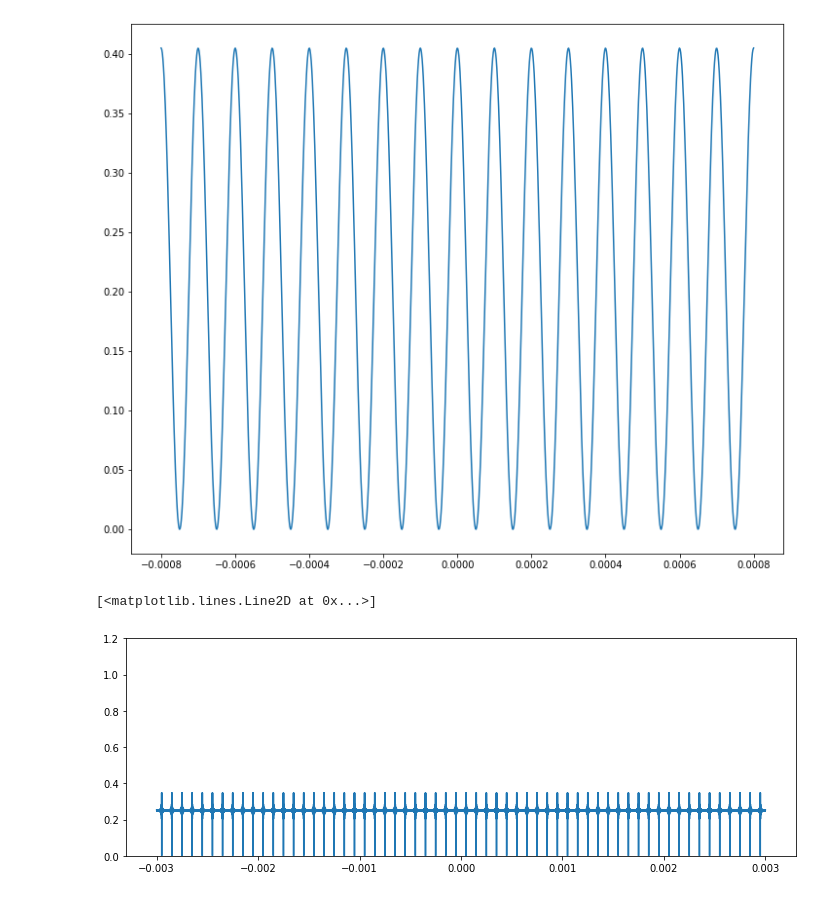
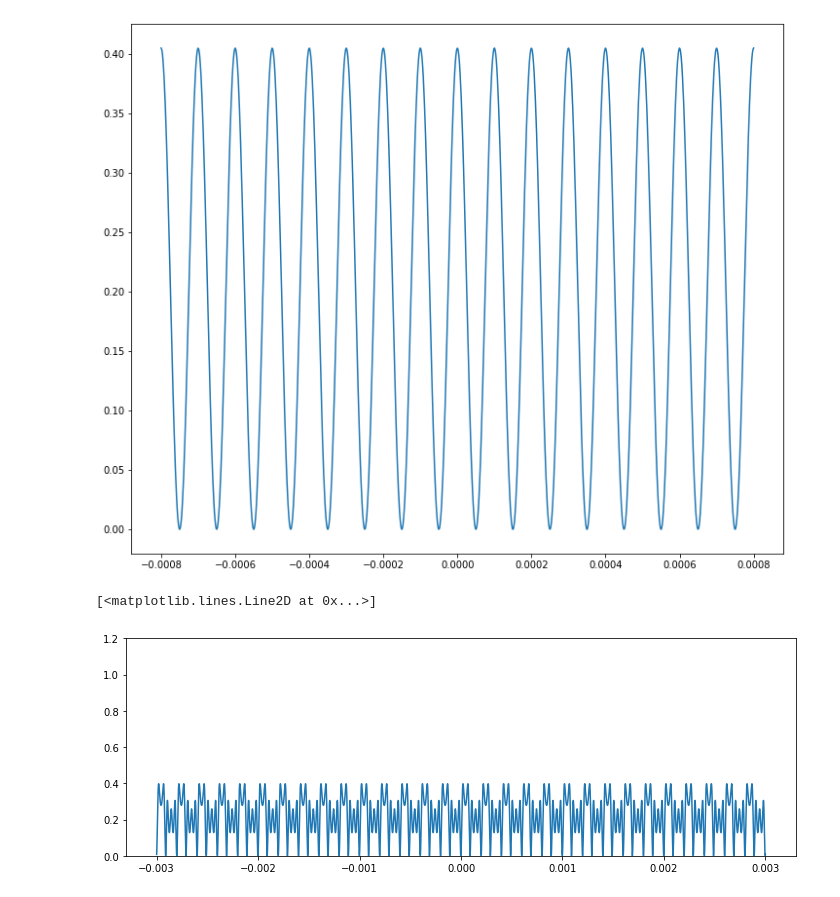
Before and after one commit to Elliot-Wadge/Phys-332W-SF, a Jupyter notebook: prelab/Elliot_prelab2.ipynb, the cells around one changed output. Saved outputs shown, nothing was run; the diff lists cells and outputs as text; code cells hidden in the pictures.

```diff
--- a/prelab/Elliot_prelab2.ipynb
+++ b/prelab/Elliot_prelab2.ipynb
@@ -97,16 +146,16 @@ plt.plot(xspace,yspace)
 # %%
 a = 0.2e-3
 x_min = -15*a
 x_max = 15*a
 xspace = np.linspace(x_min,x_max,100000)
-yspace = intensity(xspace,a,1,N=101, modifier = {'0' : 0})
+yspace = intensity_duty(xspace,a,0.437,N=5, modifier = {'0' : 0})
 
 fig = plt.figure(figsize = (12,4))
 plt.ylim(0,1.2)
 plt.plot(xspace,yspace)
 # %% [output]
 [<matplotlib.lines.Line2D at 0x...>]
-[figure, old version]
+[figure, new version]
 # %% [markdown]
 <a style='text-decoration:none;line-height:16px;display:flex;color:#5B5B62;padding:10px;justify-content:end;' href='https://deepnote.com?utm_source=created-in-deepnote-cell&projectId=d5fa1824-1bb4-43c9-8e7a-6904bae8e065' target="_blank">
 <img alt='Created in deepnote.com' style='display:inline;max-height:16px;margin:0px;margin-right:7.5px;' src='embedded-picture-1' > </img>
```
Also changed, not shown: parts of 4 cells of this notebook, 20 other files.
